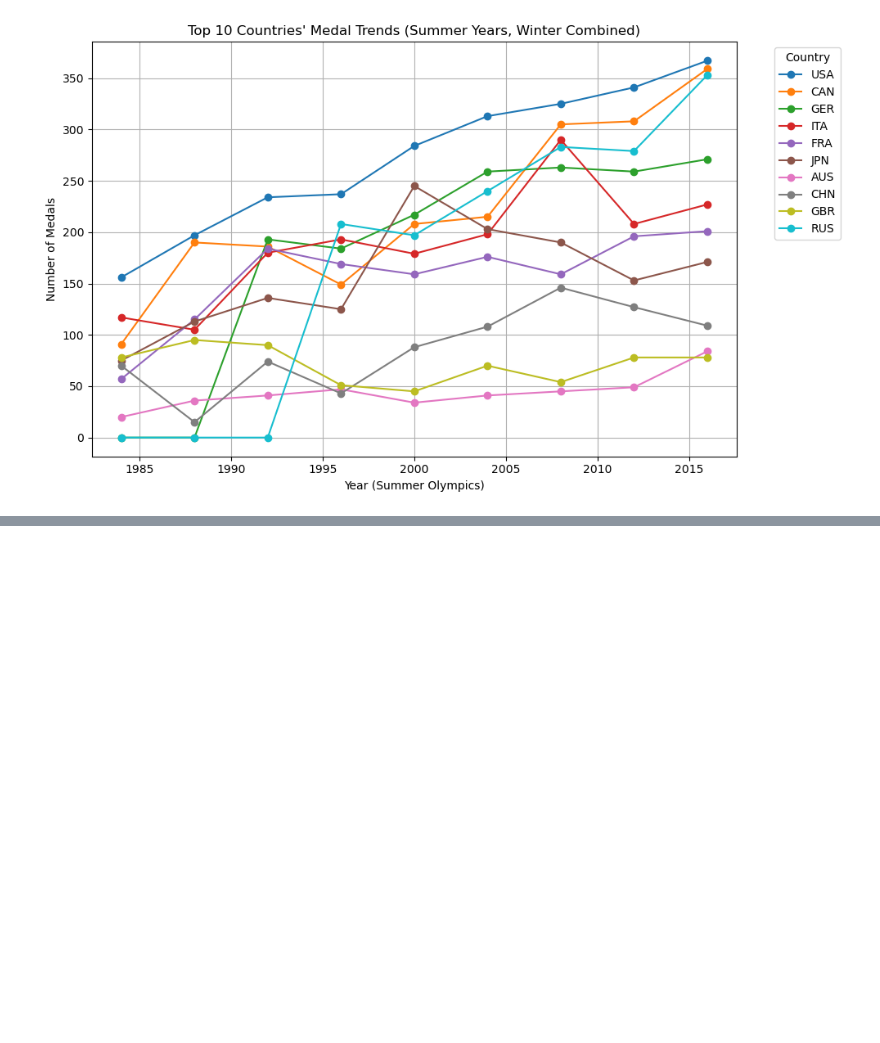
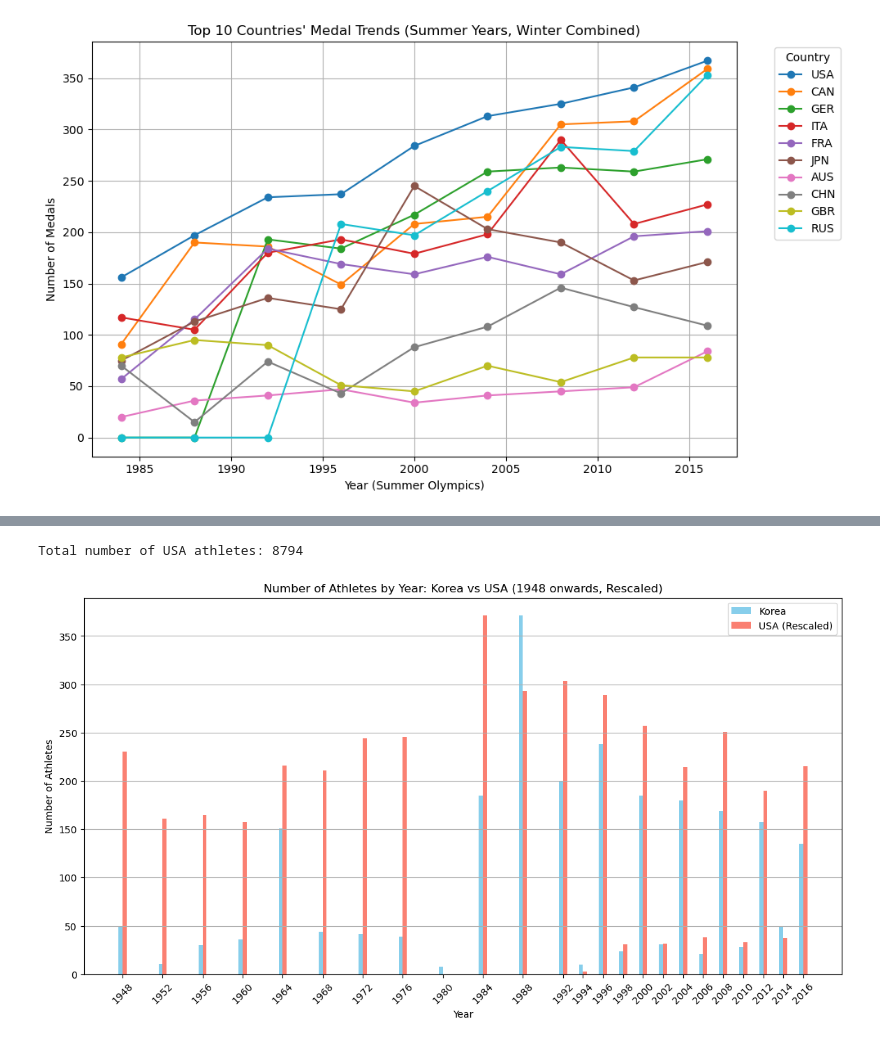
Before and after one commit to SeongJae999/AIffel_Datathon, a Jupyter notebook: olympic.ipynb, the cells around one changed output, grey strips where cells are left out. Saved outputs shown, nothing was run; the diff lists cells and outputs as text; code cells hidden in the pictures; blank space fills up the shorter version.

```diff
--- a/olympic.ipynb
+++ b/olympic.ipynb
@@ -670,0 +761,50 @@ plt.show()
+# %%
+from sklearn.preprocessing import MinMaxScaler
+
+# 한국이 출전한 종목 리스트 추출
+korea_sports = korea['Sport'].unique()
+
+# 미국 선수만 추출
+usa = all_data[all_data['NOC'] == 'USA']
+
+# 한국이 출전한 종목에 해당하는 미국 선수만 추출
+usa_filtered = usa[usa['Sport'].isin(korea_sports)]
+
+# 총 미국 선수 수 계산 (ID 기준)
+usa_athletes = usa_filtered['ID'].nunique()
+print(f"Total number of USA athletes: {usa_athletes}")
+
+# 년도 별 출전 미국 선수 수 계산 (1948년부터)
+usa_athletes_by_year = usa_filtered[usa_filtered['Year'] >= 1948].drop_duplicates(subset=['ID']).groupby('Year')['ID'].count()
+
+# 미국 선수 수를 한국 선수 수에 맞게 리스케일링
+scaler = MinMaxScaler(feature_range=(0, korea_athletes_by_year.max()))
+usa_athletes_by_year_scaled = scaler.fit_transform(usa_athletes_by_year.values.reshape(-1, 1)).flatten()
+
+# 년도 별 출전 선수 수 비교 막대 그래프 시각화
+plt.figure(figsize=(14, 7))
+width = 0.4  # 막대 너비
+
+# 막대 그래프 생성
+plt.bar(korea_athletes_by_year.index - width/2, korea_athletes_by_year.values, width=width, label='Korea', color='skyblue')
+plt.bar(usa_athletes_by_year.index + width/2, usa_athletes_by_year_scaled, width=width, label='USA (Rescaled)', color='salmon')
+
+# 제목과 레이블 설정
+plt.title('Number of Athletes by Year: Korea vs USA (1948 onwards, Rescaled)')
+plt.xlabel('Year')
+plt.ylabel('Number of Athletes')
+
+# x축 눈금을 일정한 4년 간격으로 설정 그리고 동계 올림픽 년도 추가
+years = list(range(1948, korea_athletes_by_year.index.max() + 1, 4))
+additional_years = [1994, 1998, 2002, 2006, 2010, 2014]
+all_years = sorted(set(years + additional_years))
+plt.xticks(all_years, rotation=45)
+
+plt.legend()
+plt.grid(axis='y')
+
+# 플롯 표시
+plt.show()
+# %% [output]
+Total number of USA athletes: 8794
+[figure, added]
```
Also changed, not shown: parts of 10 cells of this notebook.
